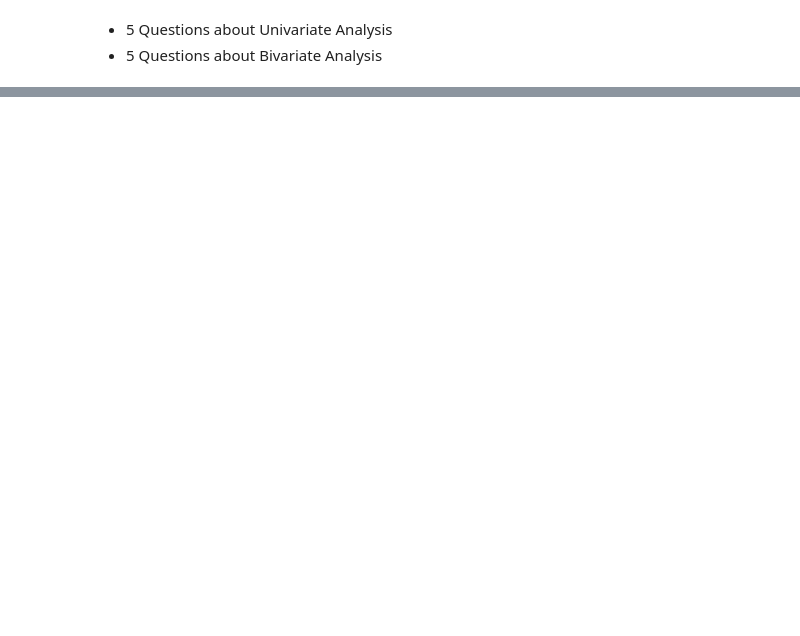
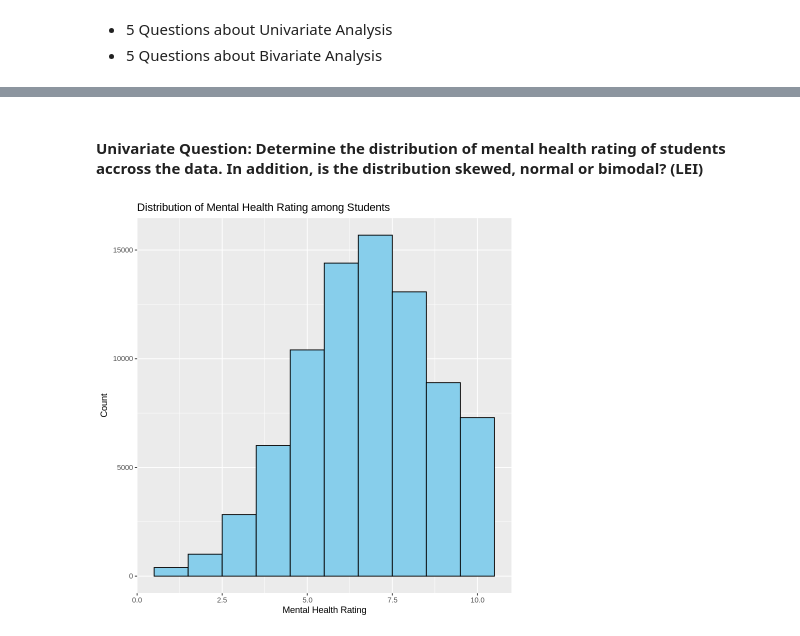
Before and after one commit to leiandrei/exploratory-data-analysis, a Jupyter notebook: notebooks/analysis.ipynb, the cells around one changed output, grey strips where cells are left out. Drawn from its saved outputs; the diff is of its cells as text; code cells hidden in the pictures; blank space fills up the shorter version.

```diff
--- a/notebooks/analysis.ipynb
+++ b/notebooks/analysis.ipynb
@@ -30,0 +23,8 @@ head(data)
+# %% [markdown]
+#### **Univariate Question:** Determine the distribution of mental health rating of students accross the data. In addition, is the distribution skewed, normal or bimodal? **(LEI)**
+# %%
+ggplot(data, aes(mental_health_rating)) +
+    geom_histogram(fill = "skyblue", color = "black", binwidth = 1) +
+    labs(title = "Distribution of Mental Health Rating among Students", x = "Mental Health Rating", y = "Count")
+# %% [output]
+[figure, added]
```
Also changed, not shown: parts of 11 cells of this notebook.
